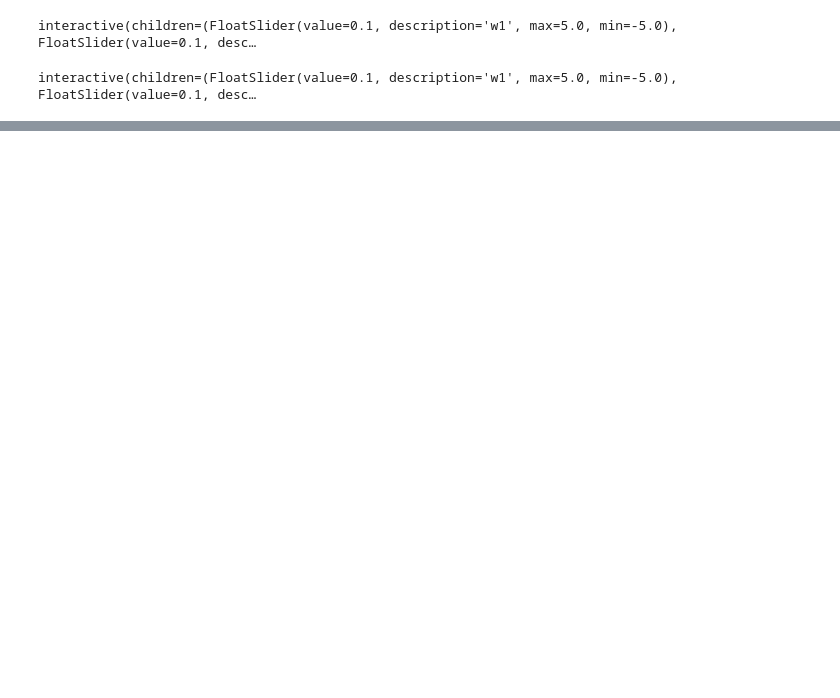
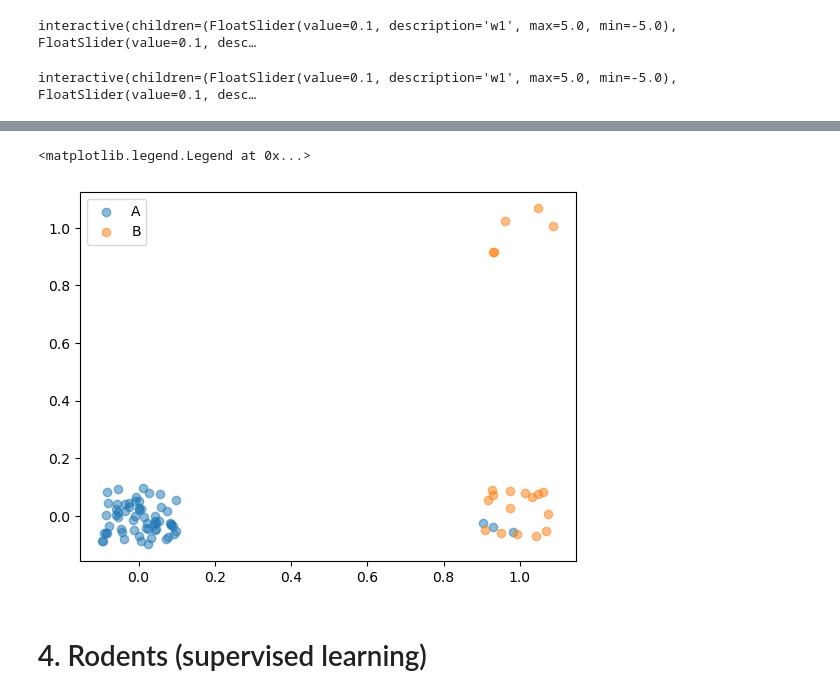
Before and after one commit to nTrouvain/ENSC-ML-course, a Jupyter notebook: notebooks/01-Artifical_neurons.ipynb, the cells around one changed output, grey strips where cells are left out. Saved outputs shown, nothing was run; the diff lists cells and outputs as text; code cells hidden in the pictures; blank space fills up the shorter version.

```diff
--- a/notebooks/01-Artifical_neurons.ipynb
+++ b/notebooks/01-Artifical_neurons.ipynb
@@ -58,0 +146,33 @@ interactive(children=(FloatSlider(value=0.1, description='w1', max=5.0, min=-5.0
+# %%
+taches = pd.factorize(bears["Taches"])[0]
+couleur = pd.factorize(bears["Couleur"])[0]
+espece = pd.factorize(bears["Espece"])[0]
+
+ta = taches[espece == 0]
+tb = taches[espece == 1]
+
+ca = couleur[espece == 0]
+cb = couleur[espece == 1]
+
+plt.scatter(
+    ta + np.random.uniform(-0.1, 0.1, size=ta.shape),
+    ca + np.random.uniform(-0.1, 0.1, size=ca.shape),
+    color="C0",
+    label="A",
+    alpha=0.5,
+)
+
+plt.scatter(
+    tb + np.random.uniform(-0.1, 0.1, size=tb.shape),
+    cb + np.random.uniform(-0.1, 0.1, size=cb.shape),
+    color="C1",
+    label="B",
+    alpha=0.5
+)
+
+plt.legend()
+# %% [output]
+<matplotlib.legend.Legend at 0x...>
+[figure, added]
+# %% [markdown]
+# 4. Rodents (supervised learning)
```
Also changed, not shown: parts of 24 cells of this notebook, 2 other files.
